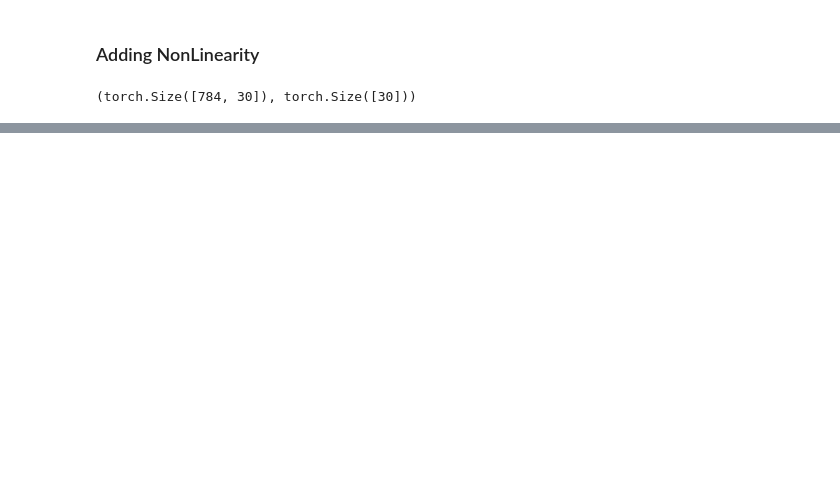
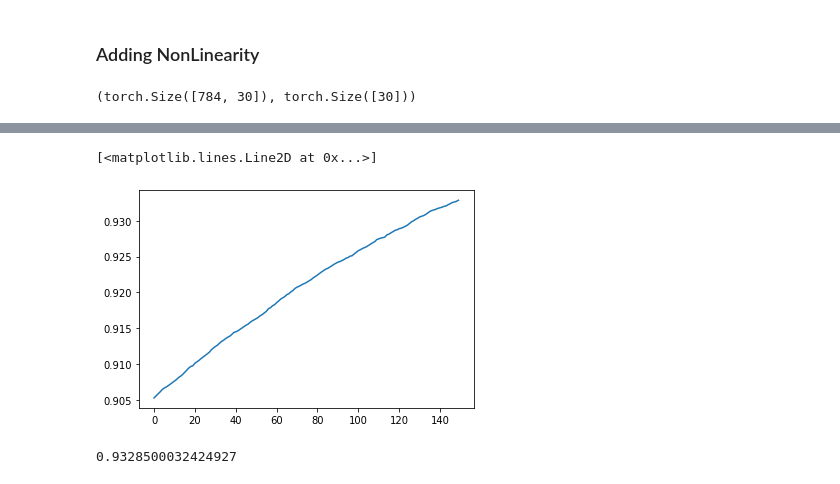
Before and after one commit to demattosanthony/fastbook, a Jupyter notebook: my_projects/04_mnist_from_scratch/00_mnist.ipynb, the cells around one changed output, grey strips where cells are left out. Saved outputs shown, nothing was run; the diff lists cells and outputs as text; code cells hidden in the pictures; blank space fills up the shorter version.

```diff
--- a/my_projects/04_mnist_from_scratch/00_mnist.ipynb
+++ b/my_projects/04_mnist_from_scratch/00_mnist.ipynb
@@ -299,0 +302,9 @@ learn.fit(10,1e-3)
+# %%
+plt.plot(L(learn.recorder.values).itemgot(2))
+# %% [output]
+[<matplotlib.lines.Line2D at 0x...>]
+[figure, added]
+# %%
+learn.recorder.values[-1][2]
+# %% [output]
+0.9328500032424927
```
Also changed, not shown: parts of 15 cells of this notebook.
